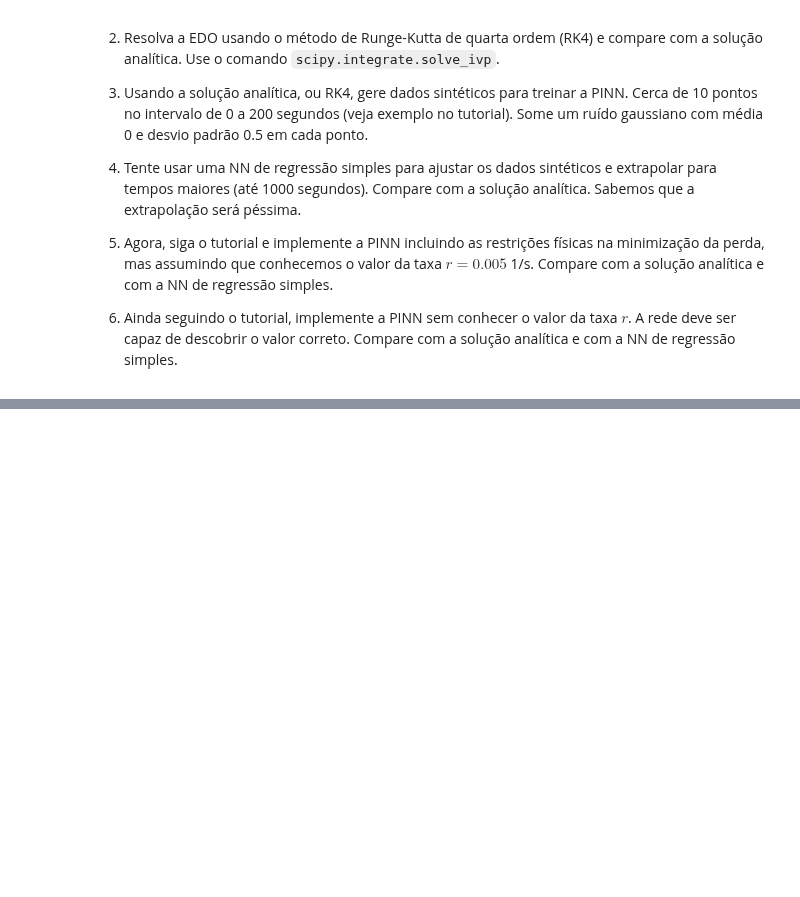
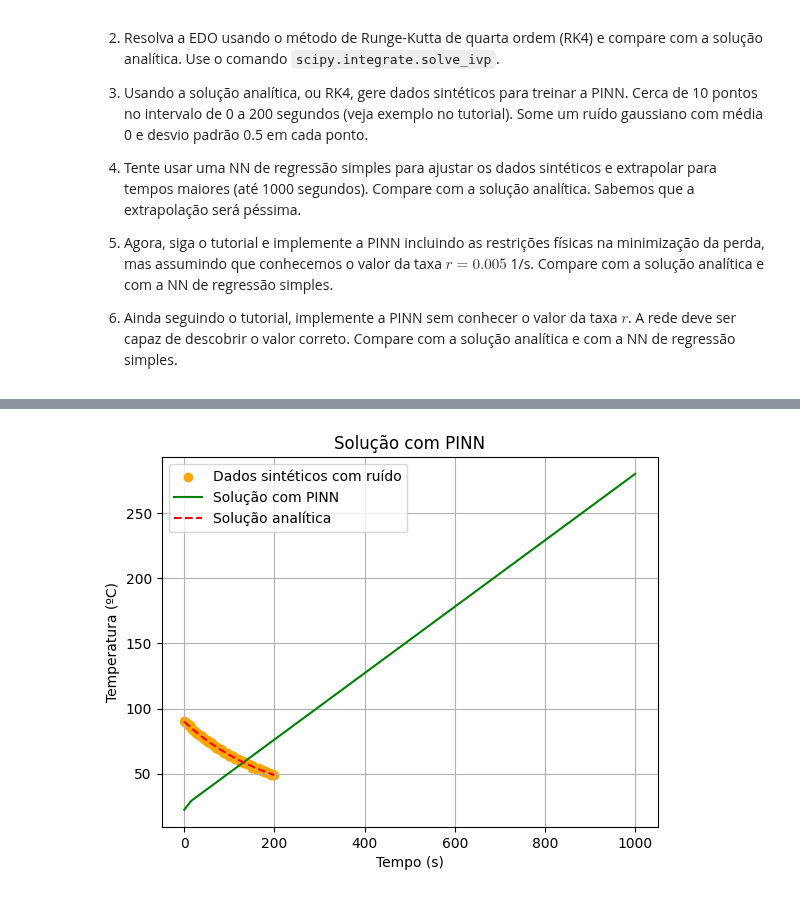
Before and after one commit to brunamendesfis/Computational_Physics, a Jupyter notebook: Redes_Neurais/Atividade_04/Exercício_01.ipynb, the cells around one changed output, grey strips where cells are left out. Saved outputs shown, nothing was run; the diff lists cells and outputs as text; code cells hidden in the pictures; blank space fills up the shorter version.

```diff
--- a/Redes_Neurais/Atividade_04/Exercício_01.ipynb
+++ b/Redes_Neurais/Atividade_04/Exercício_01.ipynb
@@ -81,0 +169,53 @@ def physics_loss_discovery(model, Tenv):
+# %%
+class PINN(tf.keras.Model):
+    def __init__(self, r=0.005):
+        super(PINN, self).__init__()
+        self.dense1 = layers.Dense(10, activation='relu', input_dim=1)
+        self.dense2 = layers.Dense(1)
+        self.r = r  # Taxa de resfriamento fixa
+
+    def call(self, t):
+        t = self.dense1(t)
+        t = self.dense2(t)
+        return t
+
+    def physics_loss(self, t, T):
+        # Calculando a derivada de T em relação a t
+        with tf.GradientTape() as tape:
+            tape.watch(t)
+            T_pred = self.call(t)
+        dTdt = tape.gradient(T_pred, t)
+        T_amb = 25
+        # Calculando a perda física (restrição)
+        loss = tf.reduce_mean(tf.square(dTdt - self.r * (T_amb - T_pred)))
+        return loss
+
+# Inicializando e treinando a PINN
+model_pinn = PINN(r=0.005)
+optimizer = tf.keras.optimizers.Adam(learning_rate=0.01)
+
+# Treinando a PINN
+epochs = 1000
+for epoch in range(epochs):
+    with tf.GradientTape() as tape:
+        T_pred = model_pinn(X_train)
+        loss = tf.reduce_mean(tf.square(T_pred - y_train)) + model_pinn.physics_loss(X_train, T_pred)
+    grads = tape.gradient(loss, model_pinn.trainable_variables)
+    optimizer.apply_gradients(zip(grads, model_pinn.trainable_variables))
+
+    if epoch % 100 == 0:
+        print(f"Epoch [{epoch}/{epochs}], Loss: {loss.numpy():.4f}")
+
+# Plotando a solução da PINN
+T_pinn = model_pinn(X_test).numpy()
+plt.scatter(sol.t, synthetic_data, label="Dados sintéticos com ruído", color='orange')
+plt.plot(X_test, T_pinn, label="Solução com PINN", color='green')
+plt.plot(sol.t, T_analyt, '--', label="Solução analítica", color='red')
+
+plt.xlabel("Tempo (s)")
+plt.ylabel("Temperatura (ºC)")
+plt.legend()
+plt.title("Solução com PINN")
+plt.grid(True)
+plt.show()
+# %% [output]
@@ -81,0 +232 @@ def physics_loss_discovery(model, Tenv):
+[figure, added]
```
Also changed, not shown: parts of 5 cells of this notebook.
